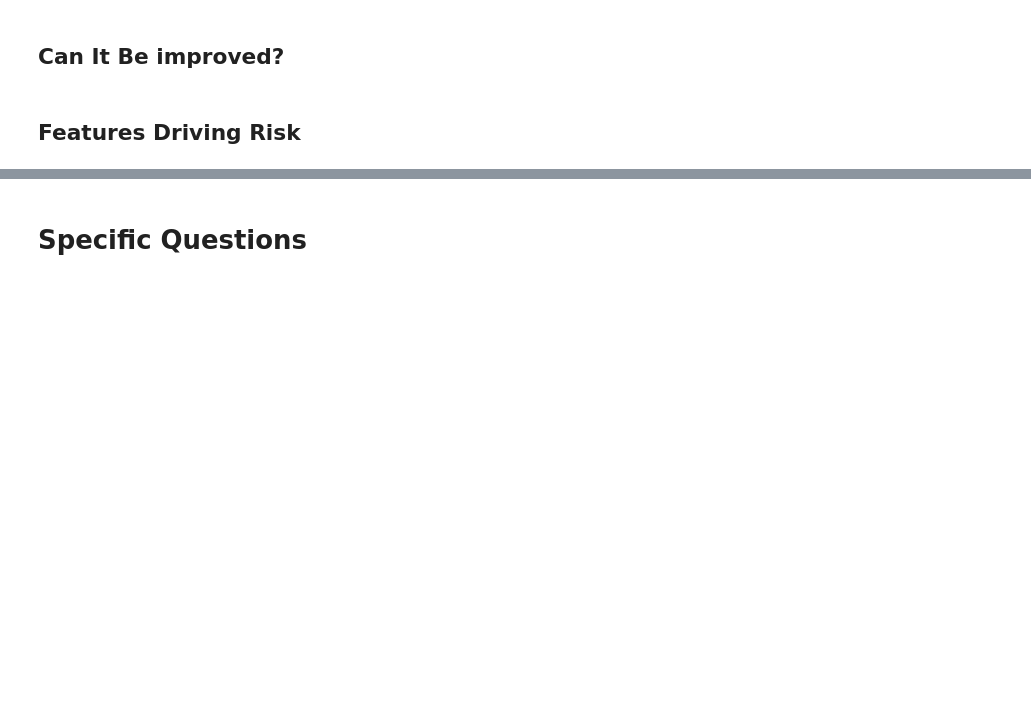
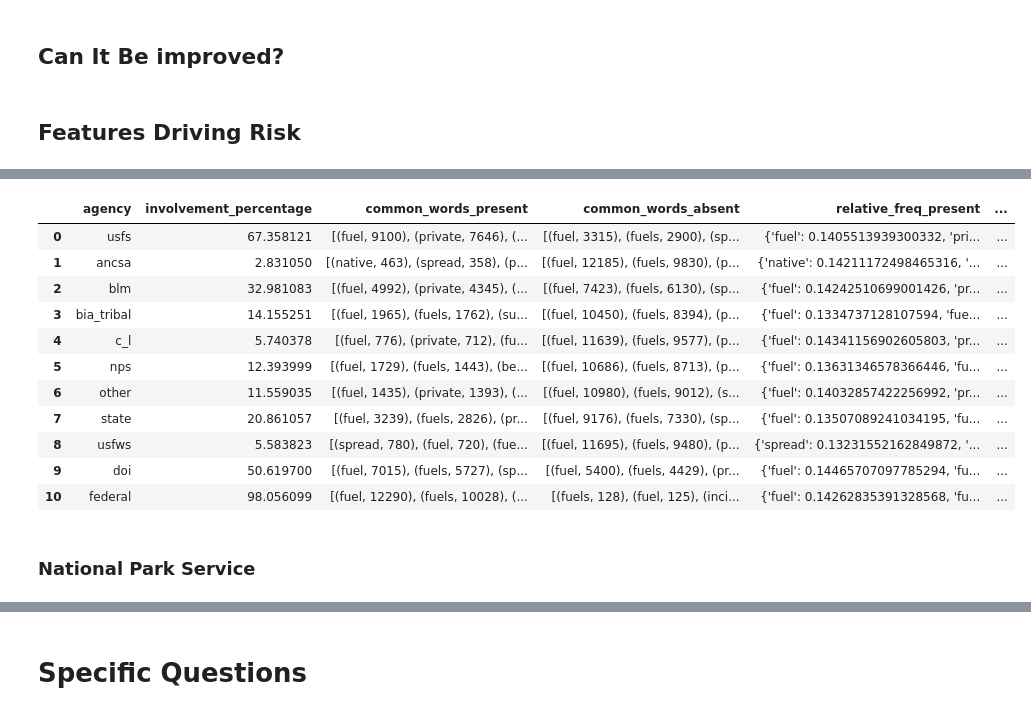
Before and after one commit to aidanwagers/Capstone-Fire-Text-Analysis, a Jupyter notebook: Product Notebook.ipynb, the cells around one changed output, grey strips where cells are left out. Saved outputs shown, nothing was run; the diff lists cells and outputs as text; code cells hidden in the pictures; blank space fills up the shorter version.

```diff
--- a/Product Notebook.ipynb
+++ b/Product Notebook.ipynb
@@ -2251,0 +2395,48 @@ stack_score
+# %%
+flattened_data = defaultdict(list)
+
+for key, value in agency_involvement.items():
+    # Initialize/reset a temporary dictionary for the current row
+    temp_dict = defaultdict(list)
+
+    # Assign the agency name for the current row
+    temp_dict['agency'] = [key]
+
+    # Iterate through the nested dictionaries
+    for sub_key, sub_value in value.items():
+        if isinstance(sub_value, dict):
+            for sub_sub_key, sub_sub_value in sub_value.items():
+                if isinstance(sub_sub_value, list):
+                    # Assuming we want to capture lists as they are, consider how to represent them
+                    # Here, we append the whole list for simplicity; adjust based on your needs
+                    temp_dict[sub_sub_key].append(sub_sub_value)
+                else:
+                    temp_dict[sub_sub_key].append(sub_sub_value)
+        else:
+            temp_dict[sub_key].append(sub_value)
+
+    # Now, merge temp_dict into flattened_data, ensuring each key gets its corresponding value
+    for temp_key, temp_value in temp_dict.items():
+        flattened_data[temp_key].extend(temp_value)
+
+# Convert the flattened dictionary to a DataFrame
+flat = pd.DataFrame(flattened_data)
+# %%
+flat['agency'] = flat['agency'].astype(str)
+# %%
+flat
+# %% [output]
+|  | agency | involvement_percentage | common_words_present | common_words_absent | relative_freq_present | ... |
+| 0 | usfs | 67.358121 | [(fuel, 9100), (private, 7646), (... | [(fuel, 3315), (fuels, 2900), (sp... | {'fuel': 0.1405513939300332, 'pri... | ... |
+| 1 | ancsa | 2.831050 | [(native, 463), (spread, 358), (p... | [(fuel, 12185), (fuels, 9830), (p... | {'native': 0.14211172498465316, '... | ... |
+| 2 | blm | 32.981083 | [(fuel, 4992), (private, 4345), (... | [(fuel, 7423), (fuels, 6130), (sp... | {'fuel': 0.14242510699001426, 'pr... | ... |
+| 3 | bia_tribal | 14.155251 | [(fuel, 1965), (fuels, 1762), (su... | [(fuel, 10450), (fuels, 8394), (p... | {'fuel': 0.1334737128107594, 'fue... | ... |
+| 4 | c_l | 5.740378 | [(fuel, 776), (private, 712), (fu... | [(fuel, 11639), (fuels, 9577), (p... | {'fuel': 0.14341156902605803, 'pr... | ... |
+| 5 | nps | 12.393999 | [(fuel, 1729), (fuels, 1443), (be... | [(fuel, 10686), (fuels, 8713), (p... | {'fuel': 0.13631346578366446, 'fu... | ... |
+| 6 | other | 11.559035 | [(fuel, 1435), (private, 1393), (... | [(fuel, 10980), (fuels, 9012), (s... | {'fuel': 0.14032857422256992, 'pr... | ... |
+| 7 | state | 20.861057 | [(fuel, 3239), (fuels, 2826), (pr... | [(fuel, 9176), (fuels, 7330), (sp... | {'fuel': 0.13507089241034195, 'fu... | ... |
+| 8 | usfws | 5.583823 | [(spread, 780), (fuel, 720), (fue... | [(fuel, 11695), (fuels, 9480), (p... | {'spread': 0.13231552162849872, '... | ... |
+| 9 | doi | 50.619700 | [(fuel, 7015), (fuels, 5727), (sp... | [(fuel, 5400), (fuels, 4429), (pr... | {'fuel': 0.14465707097785294, 'fu... | ... |
+| 10 | federal | 98.056099 | [(fuel, 12290), (fuels, 10028), (... | [(fuels, 128), (fuel, 125), (inci... | {'fuel': 0.14262835391328568, 'fu... | ... |
+# %% [markdown]
+### National Park Service
```
Also changed, not shown: parts of 46 cells of this notebook.
